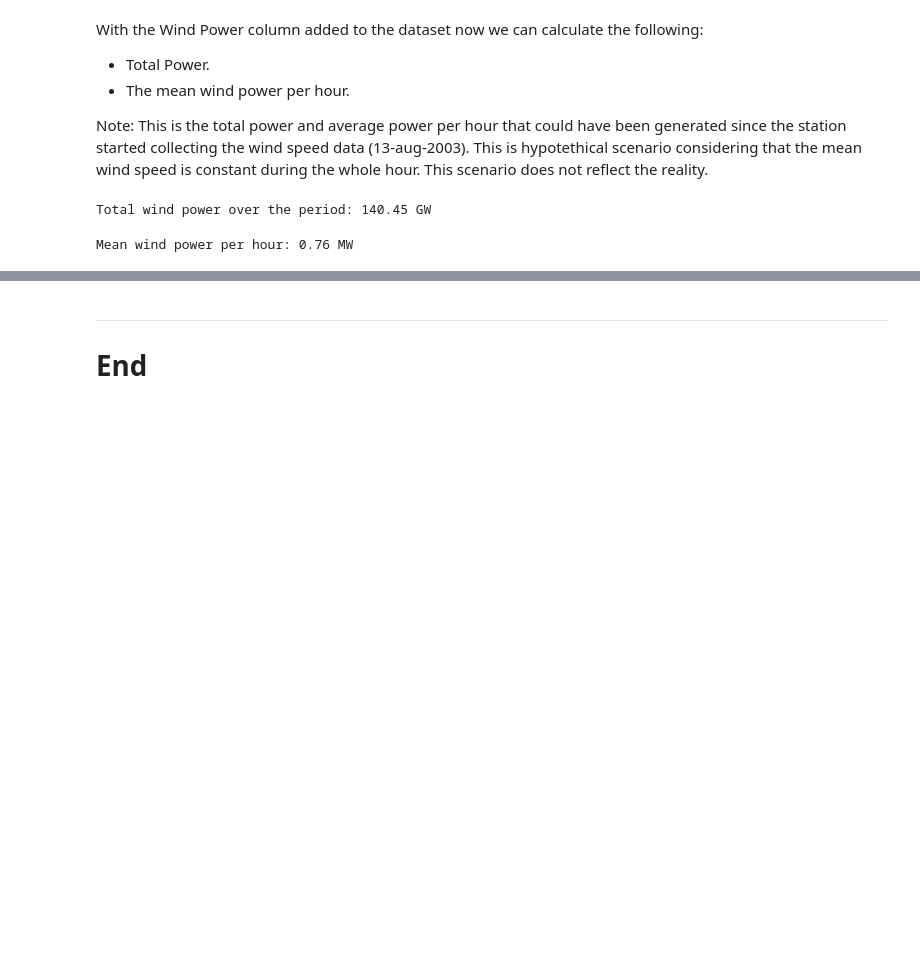
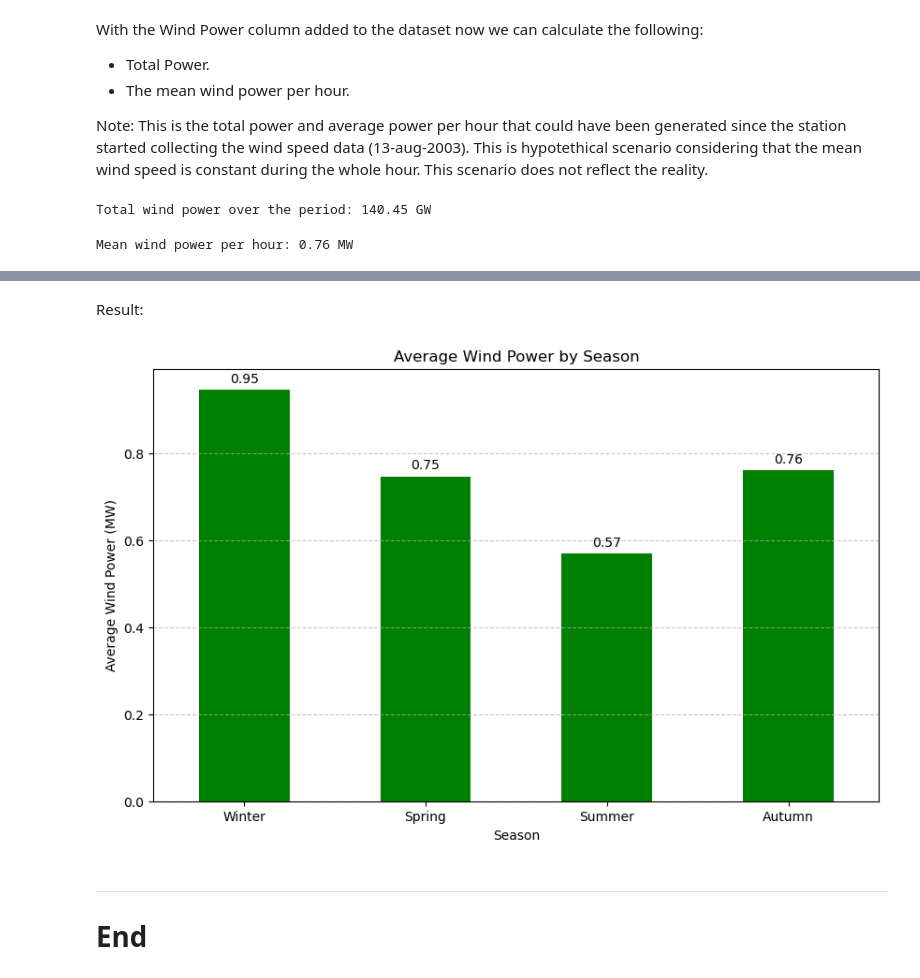
Before and after one commit to filipekojak88/PFDA, a Jupyter notebook: project/windspeed.ipynb, the cells around one changed output, grey strips where cells are left out. Cells and saved outputs as stored; diff of their text form; code cells hidden in the pictures; blank space fills up the shorter version.

```diff
--- a/project/windspeed.ipynb
+++ b/project/windspeed.ipynb
@@ -360,3 +445,35 @@ Mean wind power per day: 0.76 MW
+# %% [markdown]
+Result:
+# %%
+# Ensure that the seasonal_power_mw has the correct order (Winter, Spring, Summer, Autumn)
+season_order = ['Winter', 'Spring', 'Summer', 'Autumn']
+seasonal_power_mw = seasonal_power_mw[season_order]
+
+# Plotting
+plt.figure(figsize=(10, 6))
+
+# Bar plot with the defined order of seasons
+ax = seasonal_power_mw.plot(kind='bar', color='green')
+
+# Title and labels
+plt.title('Average Wind Power by Season')
+plt.xlabel('Season')
+plt.ylabel('Average Wind Power (MW)')
+
+# Set x-ticks to the season order
+plt.xticks(ticks=range(4), labels=season_order, rotation=0)
+
+# Add gridlines for y-axis
+plt.grid(axis='y', linestyle='--', alpha=0.7)
+
+# Add bar labels (values) on top of each bar
+for i, v in enumerate(seasonal_power_mw):
+    ax.text(i, v + 0.01, f'{v:.2f}', ha='center', va='bottom', fontsize=10, color='black')
+
+# Show the plot
+plt.show()
+# %% [output]
+[figure, added]
 # %% [markdown]
 ***
 # End
```
Also changed, not shown: parts of 14 cells of this notebook.
